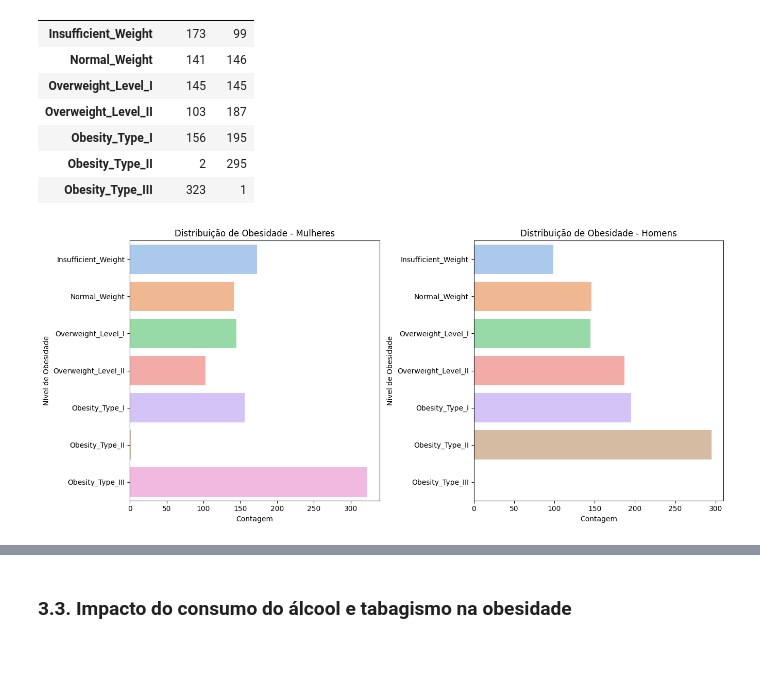
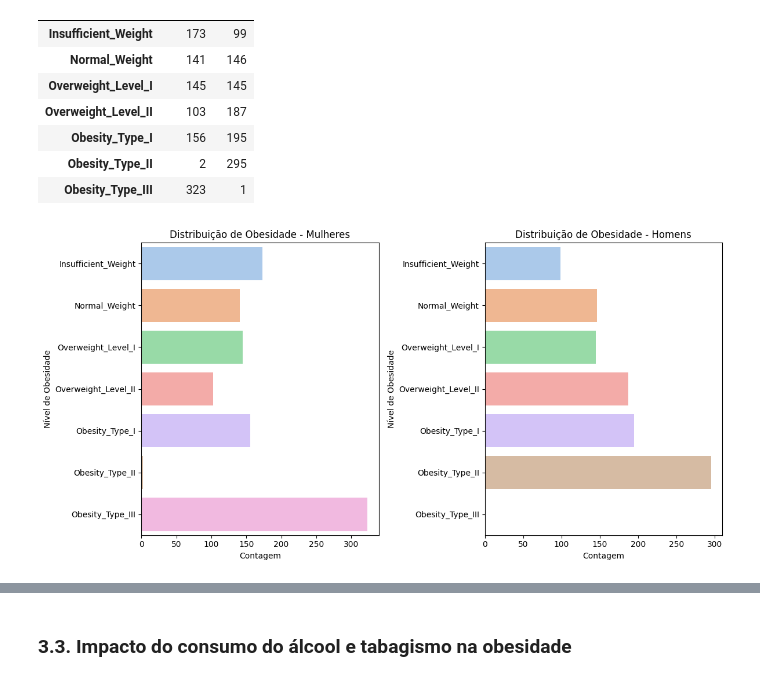
Before and after one commit to atlantico-academy/equipe5-2024.1, a Jupyter notebook: notebooks/analise.ipynb, the cells around one changed output, grey strips where cells are left out. Drawn from its saved outputs; the diff is of its cells as text; code cells hidden in the pictures; blank space fills up the shorter version.

```diff
--- a/notebooks/analise.ipynb
+++ b/notebooks/analise.ipynb
@@ -286,24 +312,24 @@ display(tabela_contagem)
 | Obesity_Type_II | 2 | 295 |
 | Obesity_Type_III | 323 | 1 |
 # %%
-cores = sns.color_palette("pastel", len(categorias))
-plt.figure(figsize=(13.5, 6))
+def plot_obesity_by_gender(df):
+    plt.figure(figsize=(12, 6))
 
-# Gráfico para mulheres
-plt.subplot(1, 2, 1)
-sns.countplot(data=df[df['Gender'] == 'Female'], y='NObeyesdad', order=categorias, palette=cores)
-plt.title('Distribuição de Obesidade - Mulheres')
-plt.xlabel('Contagem')
-plt.ylabel('Nível de Obesidade')
+    plt.subplot(1, 2, 1) # Gráfico para mulheres
+    sns.countplot(data=df[df['Gender'] == 'Female'], y='NObeyesdad', order=categorias, palette=cores)
+    plt.title('Distribuição de Obesidade - Mulheres')
+    plt.xlabel('Contagem')
+    plt.ylabel('Nível de Obesidade')
 
-# Gráfico para homens
-plt.subplot(1, 2, 2)
-sns.countplot(data=df[df['Gender'] == 'Male'], y='NObeyesdad', order=categorias, palette=cores)
-plt.title('Distribuição de Obesidade - Homens')
-plt.xlabel('Contagem')
-plt.ylabel('Nível de Obesidade')
+    plt.subplot(1, 2, 2) # Gráfico para homens
+    sns.countplot(data=df[df['Gender'] == 'Male'], y='NObeyesdad', order=categorias, palette=cores)
+    plt.title('Distribuição de Obesidade - Homens')
+    plt.xlabel('Contagem')
+    plt.ylabel('Nível de Obesidade')
 
-plt.tight_layout()
-plt.show()
+    plt.tight_layout()
+    plt.show()
+
+plot_obesity_by_gender(df)
 # %% [output]
-[figure, old version]
+[figure, new version]
```
Also changed, not shown: parts of 48 cells of this notebook, 3 other files.
